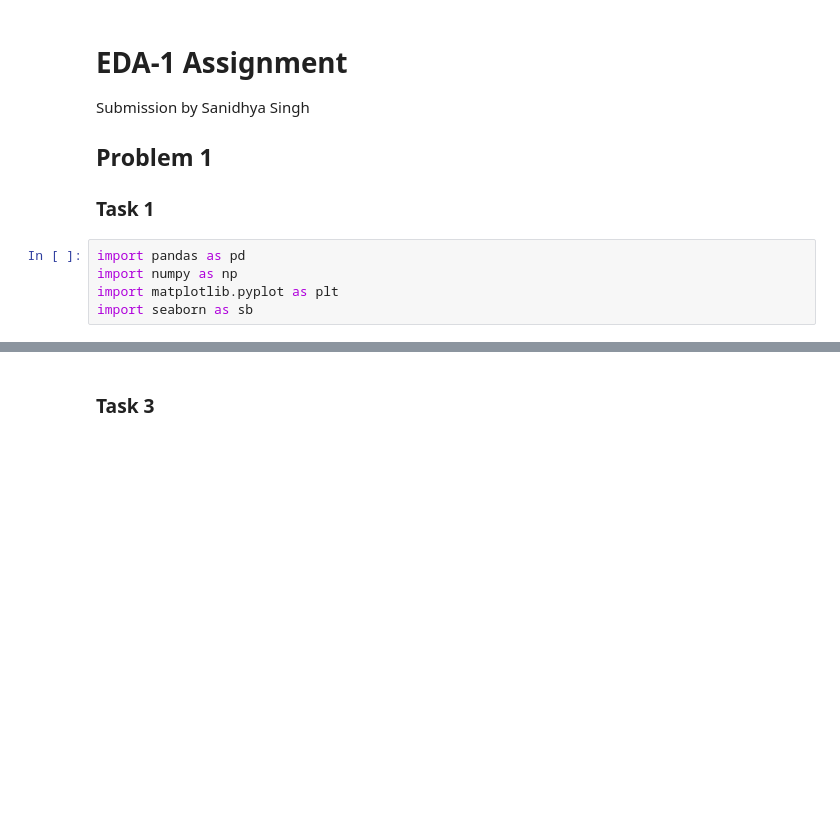
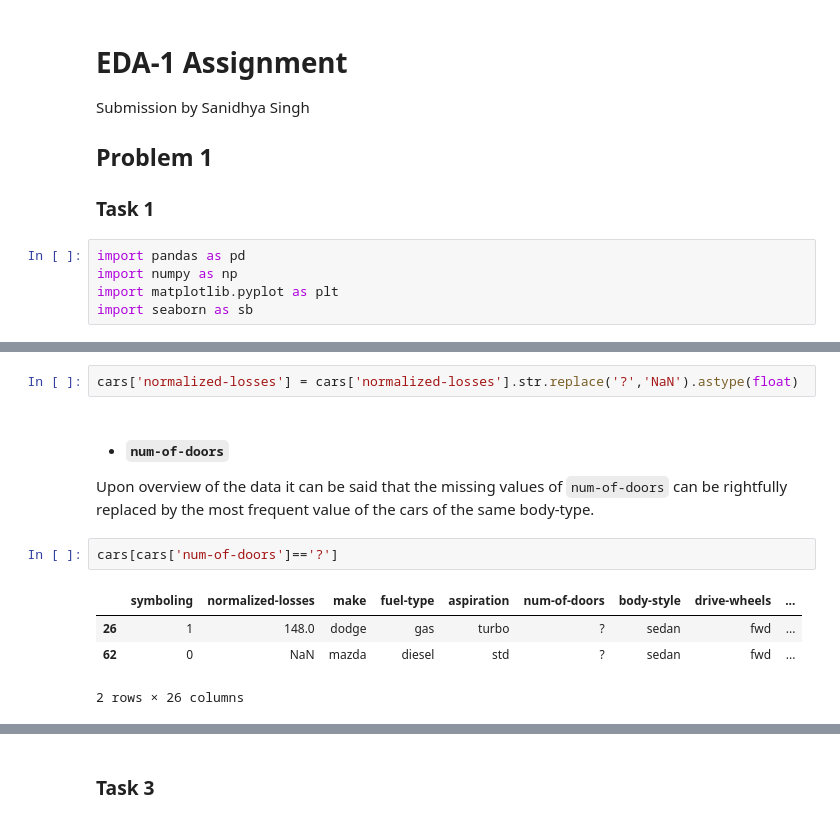
Before and after one commit to sanidhyas3s/Lecture-Assignments-Y22, a Jupyter notebook: EDA/EDA-1-Submissions/sanidhya.ipynb, the cells around one changed output, grey strips where cells are left out. Drawn from its saved outputs; the diff is of its cells as text; blank space fills up the shorter version.

```diff
--- a/EDA/EDA-1-Submissions/sanidhya.ipynb
+++ b/EDA/EDA-1-Submissions/sanidhya.ipynb
@@ -12,0 +75,13 @@ import seaborn as sb
+# %%
+cars['normalized-losses'] = cars['normalized-losses'].str.replace('?','NaN').astype(float)
+# %% [markdown]
+- ##### `num-of-doors`
+
+Upon overview of the data it can be said that the missing values of `num-of-doors` can be rightfully replaced by the most frequent value of the cars of the same body-type.
+# %%
+cars[cars['num-of-doors']=='?']
+# %% [output]
+|  | symboling | normalized-losses | make | fuel-type | aspiration | num-of-doors | body-style | drive-wheels | ... |
+| 26 | 1 | 148.0 | dodge | gas | turbo | ? | sedan | fwd | ... |
+| 62 | 0 | NaN | mazda | diesel | std | ? | sedan | fwd | ... |
+2 rows × 26 columns
```
Also changed, not shown: parts of 13 cells of this notebook.
